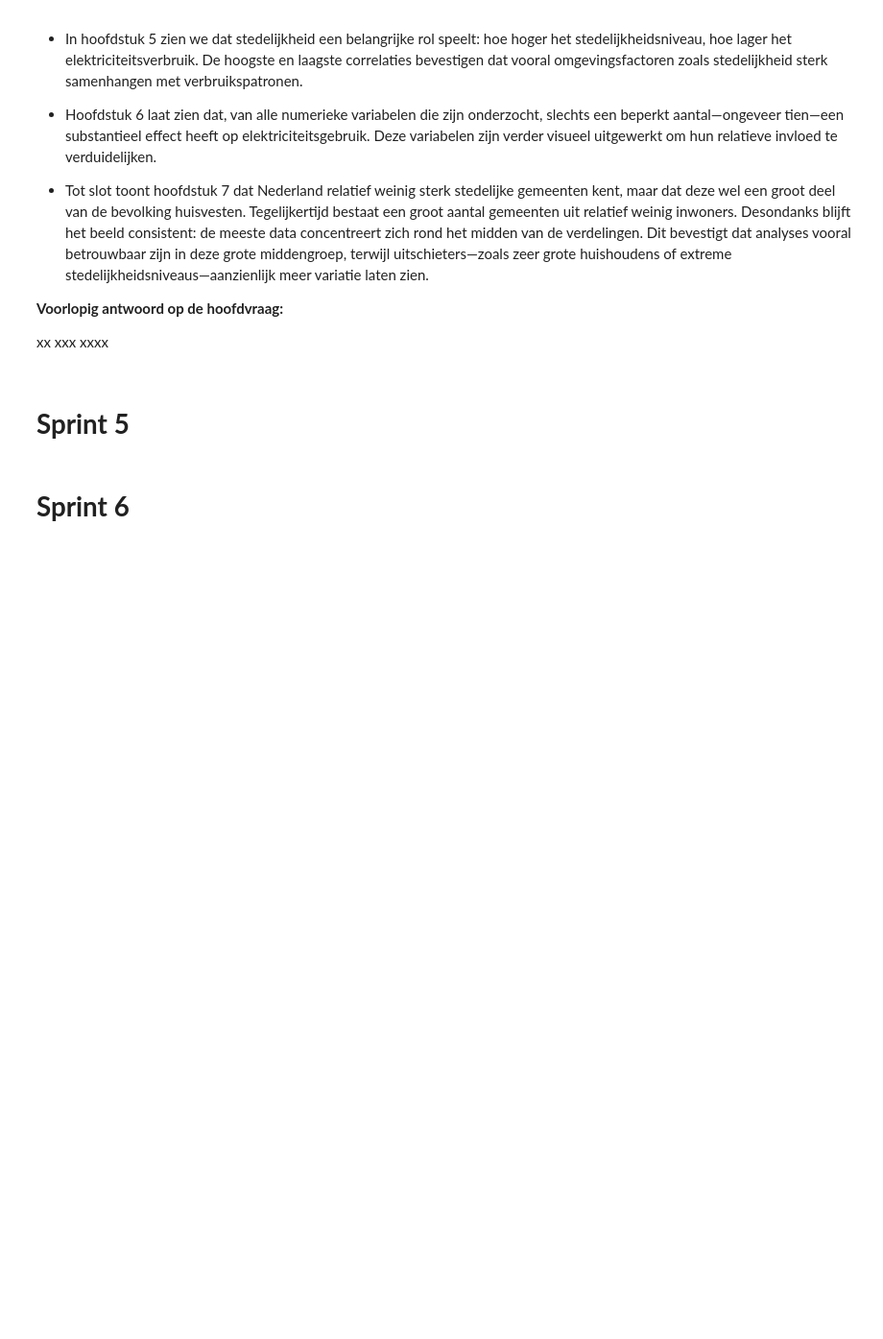
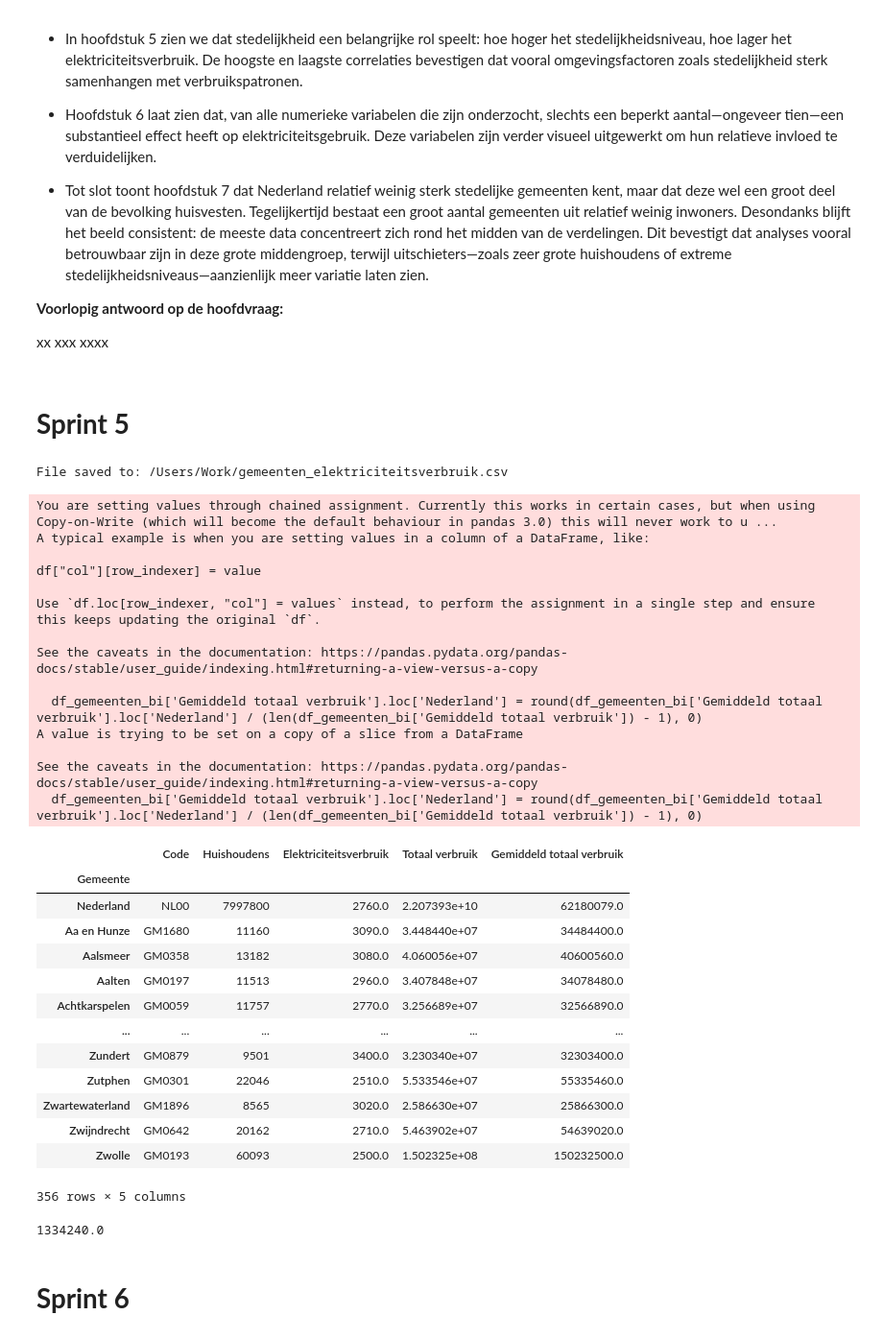
Before and after one commit to smeerkaas1234/Datalab-Jupyter-notebook-group-5, a Jupyter notebook: Notebook template.ipynb, the cells around one changed output. Shown at 96% size. Saved outputs shown, nothing was run; the diff lists cells and outputs as text; code cells hidden in the pictures; blank space fills up the shorter version.

```diff
--- a/Notebook template.ipynb
+++ b/Notebook template.ipynb
@@ -1157,6 +1158,57 @@ Dit is onze voorlopige conclusie:
 xx xxx xxxx
 # %% [markdown]
 # **Sprint 5**
+# %%
+import os
+
+df_bi = df.map(lambda x: x.strip() if isinstance(x, str) else x).copy()
+df_gemeenten_bi = df_bi[(df_bi['SoortRegio_2'] == 'Gemeente') | (df_bi['SoortRegio_2'] == 'Land')].copy()
+df_gemeenten_bi = df_gemeenten_bi[['Gemeentenaam_1', 'Codering_3', 'HuishoudensTotaal_28', 'GemiddeldElektriciteitsverbruikTotaal_47']]
+df_gemeenten_bi.columns = ['Gemeente', 'Code', 'Huishoudens', 'Elektriciteitsverbruik']
+df_gemeenten_bi.set_index('Gemeente', inplace=True)
+df_gemeenten_bi['Totaal verbruik'] = df_gemeenten_bi['Huishoudens'] * df_gemeenten_bi['Elektriciteitsverbruik']
+df_gemeenten_bi['Gemiddeld totaal verbruik'] = df_gemeenten_bi['Totaal verbruik']
+df_gemeenten_bi['Gemiddeld totaal verbruik'].loc['Nederland'] = round(df_gemeenten_bi['Gemiddeld totaal verbruik'].loc['Nederland'] / (len(df_gemeenten_bi['Gemiddeld totaal verbruik']) - 1), 0)
+
+# Save to user's home directory (writable location)
+output_path = os.path.expanduser('~/gemeenten_elektriciteitsverbruik.csv')
+df_gemeenten_bi.to_csv(output_path)
+print(f"File saved to: {output_path}")
+df_gemeenten_bi
+# %% [output]
+File saved to: /Users/Work/gemeenten_elektriciteitsverbruik.csv
+You are setting values through chained assignment. Currently this works in certain cases, but when using Copy-on-Write (which will become the default behaviour in pandas 3.0) this will never work to u ...
+A typical example is when you are setting values in a column of a DataFrame, like:
+
+df["col"][row_indexer] = value
+
+Use `df.loc[row_indexer, "col"] = values` instead, to perform the assignment in a single step and ensure this keeps updating the original `df`.
+
+See the caveats in the documentation: https://pandas.pydata.org/pandas-docs/stable/user_guide/indexing.html#returning-a-view-versus-a-copy
+
+  df_gemeenten_bi['Gemiddeld totaal verbruik'].loc['Nederland'] = round(df_gemeenten_bi['Gemiddeld totaal verbruik'].loc['Nederland'] / (len(df_gemeenten_bi['Gemiddeld totaal verbruik']) - 1), 0)
+A value is trying to be set on a copy of a slice from a DataFrame
+
+See the caveats in the documentation: https://pandas.pydata.org/pandas-docs/stable/user_guide/indexing.html#returning-a-view-versus-a-copy
+  df_gemeenten_bi['Gemiddeld totaal verbruik'].loc['Nederland'] = round(df_gemeenten_bi['Gemiddeld totaal verbruik'].loc['Nederland'] / (len(df_gemeenten_bi['Gemiddeld totaal verbruik']) - 1), 0)
+|  | Code | Huishoudens | Elektriciteitsverbruik | Totaal verbruik | Gemiddeld totaal verbruik |
+| Gemeente |  |  |  |  |  |
+| Nederland | NL00 | 7997800 | 2760.0 | 2.207393e+10 | 62180079.0 |
+| Aa en Hunze | GM1680 | 11160 | 3090.0 | 3.448440e+07 | 34484400.0 |
+| Aalsmeer | GM0358 | 13182 | 3080.0 | 4.060056e+07 | 40600560.0 |
+| Aalten | GM0197 | 11513 | 2960.0 | 3.407848e+07 | 34078480.0 |
+| Achtkarspelen | GM0059 | 11757 | 2770.0 | 3.256689e+07 | 32566890.0 |
+| ... | ... | ... | ... | ... | ... |
+| Zundert | GM0879 | 9501 | 3400.0 | 3.230340e+07 | 32303400.0 |
+| Zutphen | GM0301 | 22046 | 2510.0 | 5.533546e+07 | 55335460.0 |
+| Zwartewaterland | GM1896 | 8565 | 3020.0 | 2.586630e+07 | 25866300.0 |
+| Zwijndrecht | GM0642 | 20162 | 2710.0 | 5.463902e+07 | 54639020.0 |
+| Zwolle | GM0193 | 60093 | 2500.0 | 1.502325e+08 | 150232500.0 |
+356 rows × 5 columns
+# %%
+min(df_gemeenten_bi['Gemiddeld totaal verbruik'])
+# %% [output]
+1334240.0
 # %% [markdown]
 # **Sprint 6**
 # %% [markdown]
```
Also changed, not shown: parts of 2 cells of this notebook.
